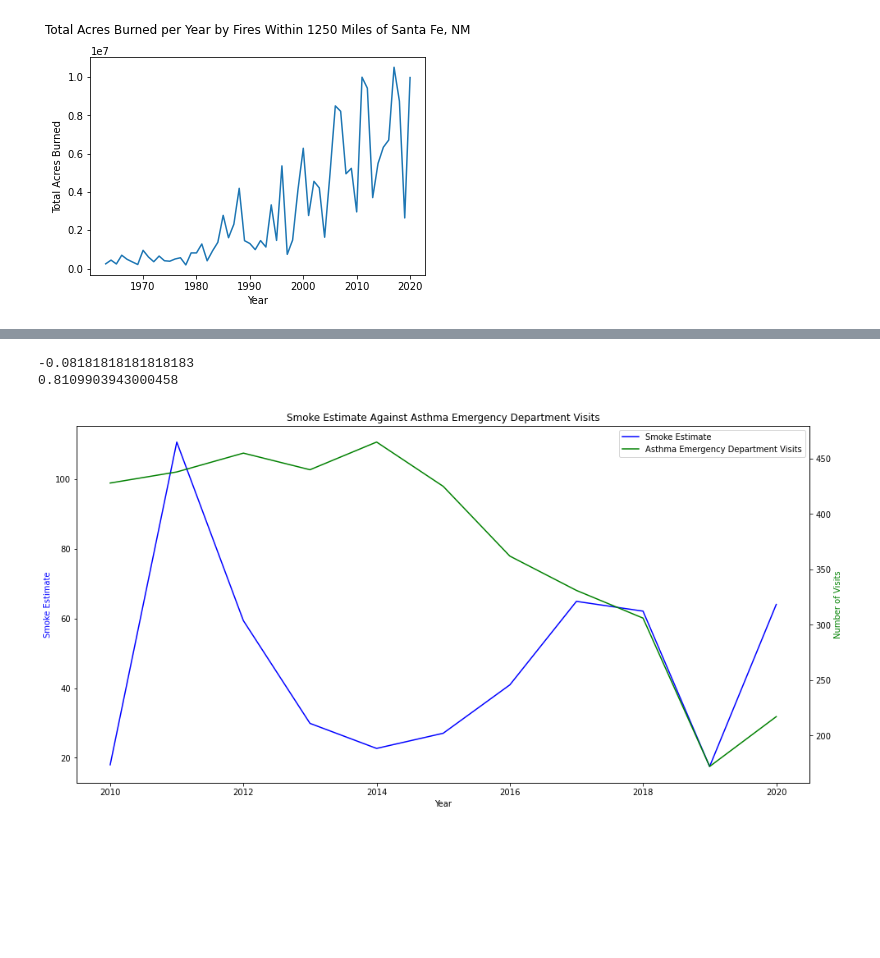
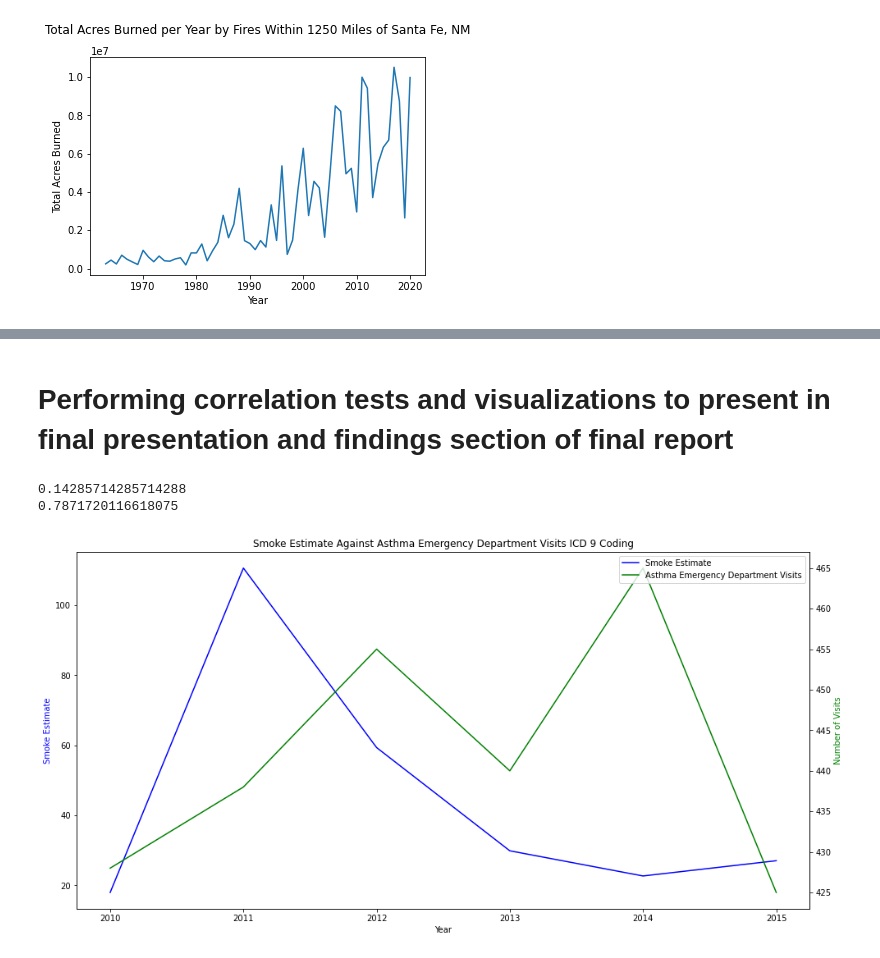
Before and after one commit to jamesjoko/data-512-project, a Jupyter notebook: part_3_presentation_visuals.ipynb, the cells around one changed output, grey strips where cells are left out. Cells and saved outputs as stored; diff of their text form; code cells hidden in the pictures; blank space fills up the shorter version.

Commit message:
code notebooks finalized

```diff
--- a/part_3_presentation_visuals.ipynb
+++ b/part_3_presentation_visuals.ipynb
@@ -96,6 +102,8 @@ for radius, col in zip([200, 400, 600, 800, 1000, 1200], ['green', 'green', 'gre
 
 # Save the map to an HTML file for viewing
 m.save('santa_fe_circle_map.html')
+# %% [markdown]
+# Performing correlation tests and visualizations to present in final presentation and findings section of final report
 # %%
 # create a full dataframe with all data loaded where each row is a year
 df = pd.read_csv("Intermediate Data/annual_smoke_estimate.csv")
@@ -103,31 +111,33 @@ df = df.merge(emergency_department_visits, 'left', 'year').merge(hospital_admiss
 # %%
 # import library to calculate correlation
 import scipy.stats
 
-# create a subset that only contains only year, smoke estimate, and asthma ED visits and only rows that do not contain missing values
+# create a subset that only contains only year, smoke estimate, and asthma ED visits and only rows that do not contain missing values.
+# additionally, only include years where the ICD 9 coding was in effect
 subset = df[["year", "smoke_estimate", "primary_asthma_ed_visit_counts"]].dropna(axis = 0)
+subset = subset.loc[subset["year"] <= 2015]
 
 # calculate a spearman correlation coefficient between smoke estimate and asthma ED visits
 correlation_coefficient, p_value = scipy.stats.spearmanr(subset.iloc[:, 1], subset.iloc[:, 2])
 print(correlation_coefficient)
 print(p_value)
 
 # create dual axis plot showing smoke estimate and asthma ED visits
 fig, ax1 = plt.subplots(figsize = (16, 8))
 ax1.plot(subset['year'], subset['smoke_estimate'], color='blue', label='Smoke Estimate')
+ax2 = ax1.twinx()
+ax2.plot(subset['year'], subset['primary_asthma_ed_visit_counts'], color='green', label='Asthma Emergency Department Visits')
+
+# set labels, legend, and title
 ax1.set_xlabel('Year')
 ax1.set_ylabel('Smoke Estimate', color='blue')
-# ax1.tick_params('y', colors='blue')
-ax2 = ax1.twinx()
-ax2.plot(subset['year'], subset['primary_asthma_ed_visit_counts'], color='green', label='Asthma Emergency Department Visits')
 ax2.set_ylabel('Number of Visits', color='green')
-# ax2.tick_params('y', colors='green')
 lines, labels = ax1.get_legend_handles_labels()
 lines2, labels2 = ax2.get_legend_handles_labels()
 ax2.legend(lines + lines2, labels + labels2, loc='upper right')
-plt.title("Smoke Estimate Against Asthma Emergency Department Visits")
+plt.title("Smoke Estimate Against Asthma Emergency Department Visits ICD 9 Coding")
 plt.show()
 # %% [output]
--0.08181818181818183
-0.8109903943000458
+0.14285714285714288
+0.7871720116618075
-[figure, old version]
+[figure, new version]
```
Also changed, not shown: parts of 10 cells of this notebook, 2 other files.
